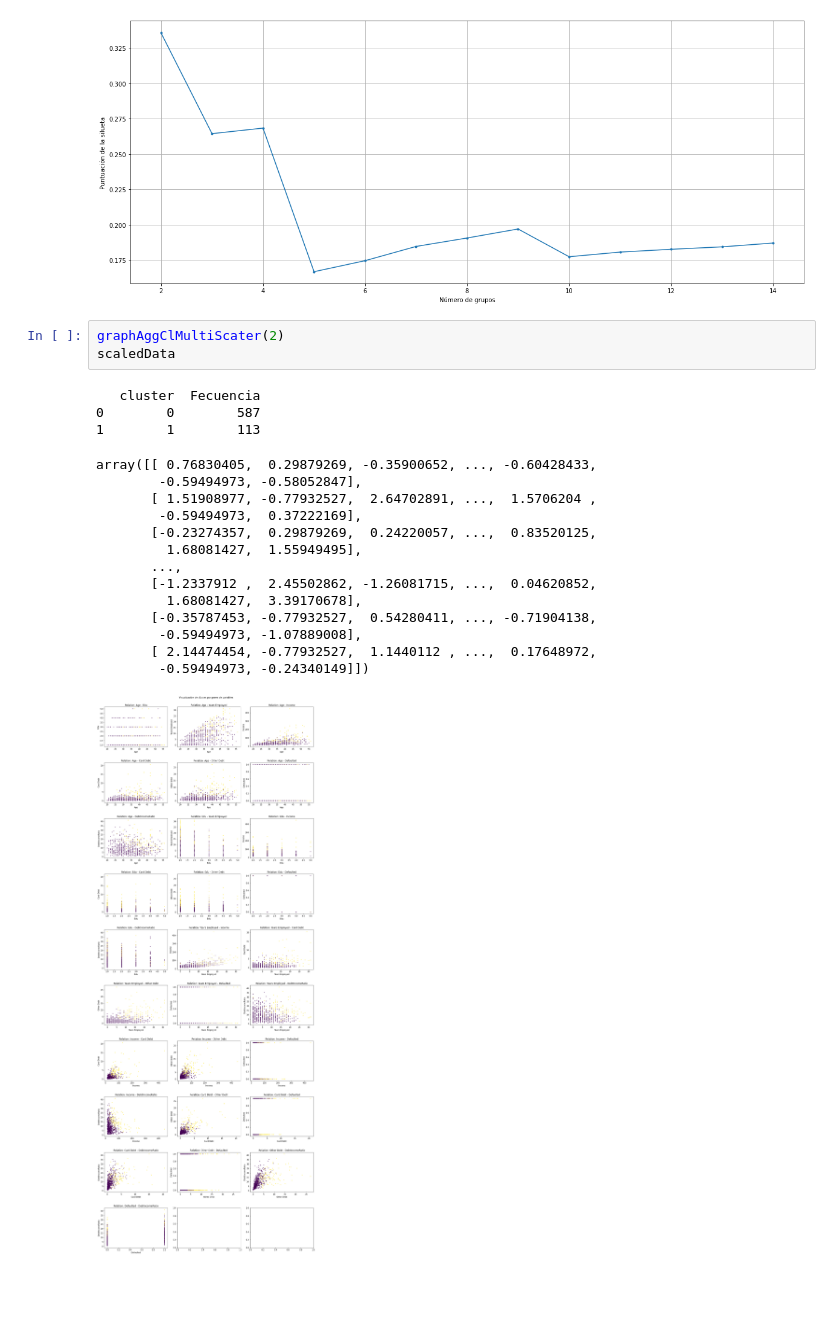
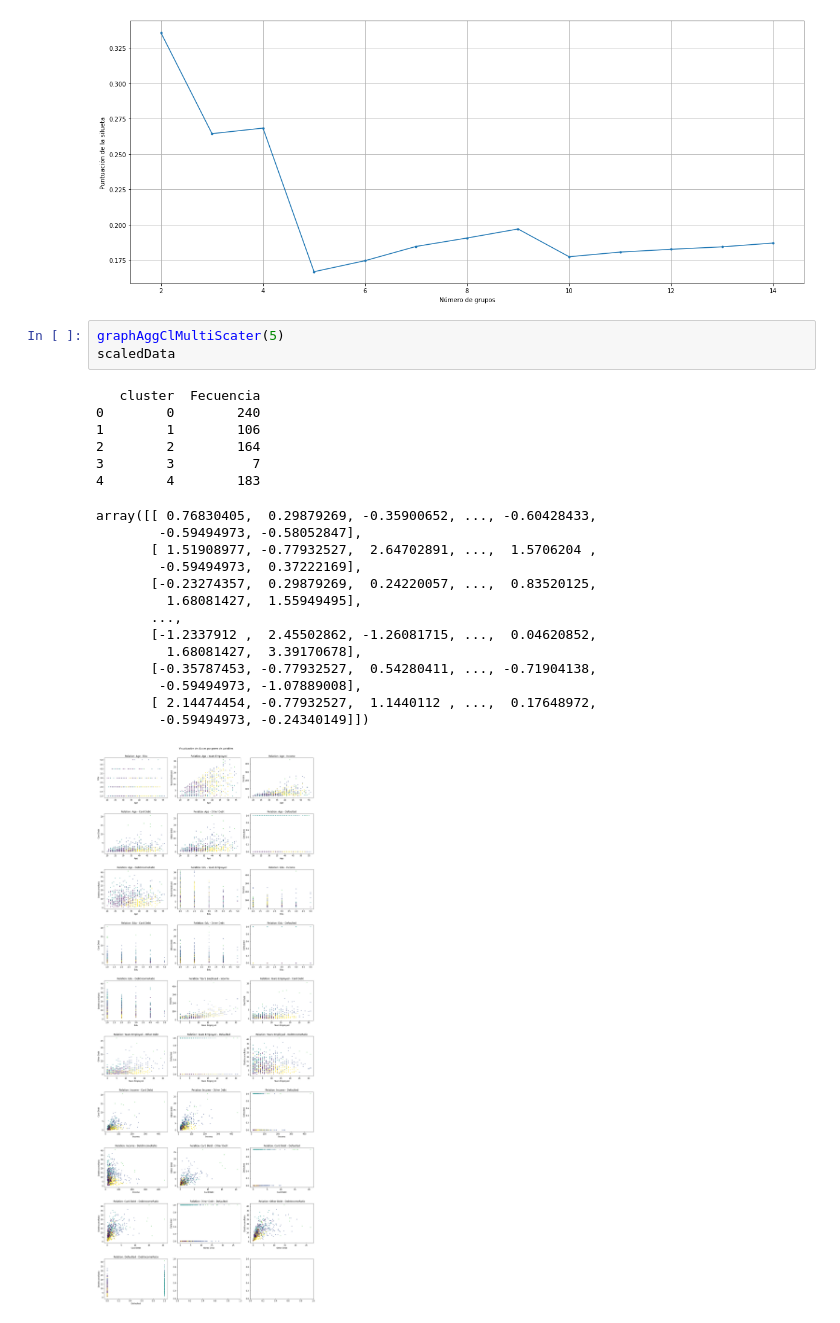
Before and after one commit to orlandoch/coding-dojo, a Jupyter notebook: tareas-week08/tarea_comparacion_clusters.ipynb, the cells around one changed output. Saved outputs shown, nothing was run; the diff lists cells and outputs as text; blank space fills up the shorter version.

```diff
--- a/tareas-week08/tarea_comparacion_clusters.ipynb
+++ b/tareas-week08/tarea_comparacion_clusters.ipynb
@@ -358,23 +361,26 @@ ax.set_ylabel('Puntuación de la silueta');
 # %% [output]
 [figure]
 # %%
-graphAggClMultiScater(2)
+graphAggClMultiScater(5)
 scaledData
 # %% [output]
    cluster  Fecuencia
-0        0        587
-1        1        113
+0        0        240
+1        1        106
+2        2        164
+3        3          7
+4        4        183
 array([[ 0.76830405,  0.29879269, -0.35900652, ..., -0.60428433,
         -0.59494973, -0.58052847],
        [ 1.51908977, -0.77932527,  2.64702891, ...,  1.5706204 ,
         -0.59494973,  0.37222169],
        [-0.23274357,  0.29879269,  0.24220057, ...,  0.83520125,
          1.68081427,  1.55949495],
        ...,
        [-1.2337912 ,  2.45502862, -1.26081715, ...,  0.04620852,
          1.68081427,  3.39170678],
        [-0.35787453, -0.77932527,  0.54280411, ..., -0.71904138,
         -0.59494973, -1.07889008],
        [ 2.14474454, -0.77932527,  1.1440112 , ...,  0.17648972,
         -0.59494973, -0.24340149]])
-[figure, old version]
+[figure, new version]
```
Also changed, not shown: parts of 3 cells of this notebook.
